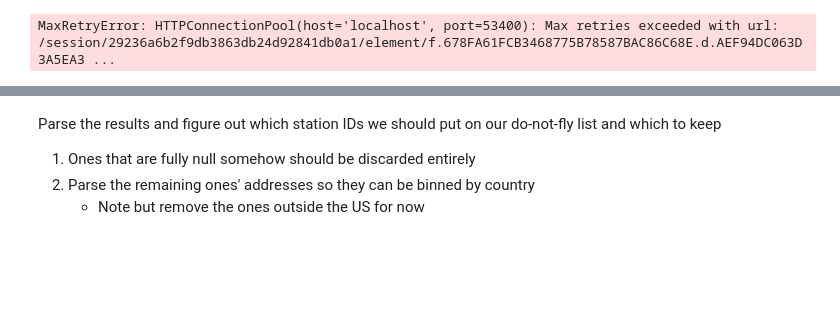
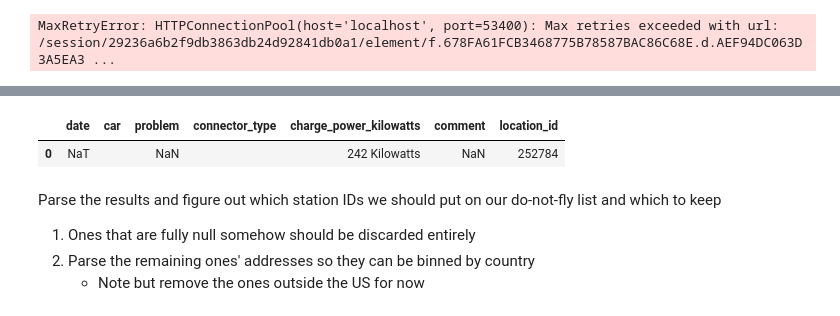
Before and after one commit to emigre459/evlens, a Jupyter notebook: notebooks/0.1-DWRM-PlugshareScraping.ipynb, the cells around one changed output, grey strips where cells are left out. Saved outputs shown, nothing was run; the diff lists cells and outputs as text; code cells hidden in the pictures; blank space fills up the shorter version.

```diff
--- a/notebooks/0.1-DWRM-PlugshareScraping.ipynb
+++ b/notebooks/0.1-DWRM-PlugshareScraping.ipynb
@@ -119,0 +125,9 @@ df_locations.head()
+# %%
+# Why is it taking so long to even *start* trying to exit the login dialog?!
+s = Scraper("../data/external/plugshare/06-17-2024/", timeout=3, headless=True)
+
+# Scrape only one location that I can test via browser
+df_locations, df_checkins = s.run(TEST_LOCATION, TEST_LOCATION)
+df_locations.info()
+df_checkins.info()
+df_locations.head()
@@ -120,3 +141,8 @@ df_locations.head()
+# %%
+df_checkins[df_checkins['date'].isnull()]
+# %% [output]
+|  | date | car | problem | connector_type | charge_power_kilowatts | comment | location_id |
+| 0 | NaT |  | NaN |  | 242 Kilowatts | NaN | 252784 |
 # %% [markdown]
 Parse the results and figure out which station IDs we should put on our do-not-fly list and which to keep
 
```
Also changed, not shown: parts of 2 cells of this notebook, 1 other file.
